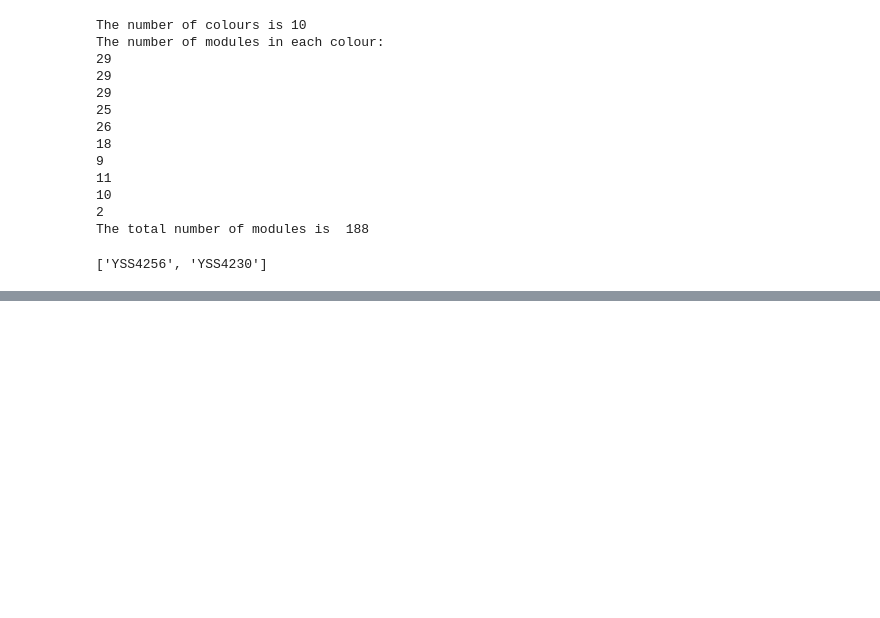
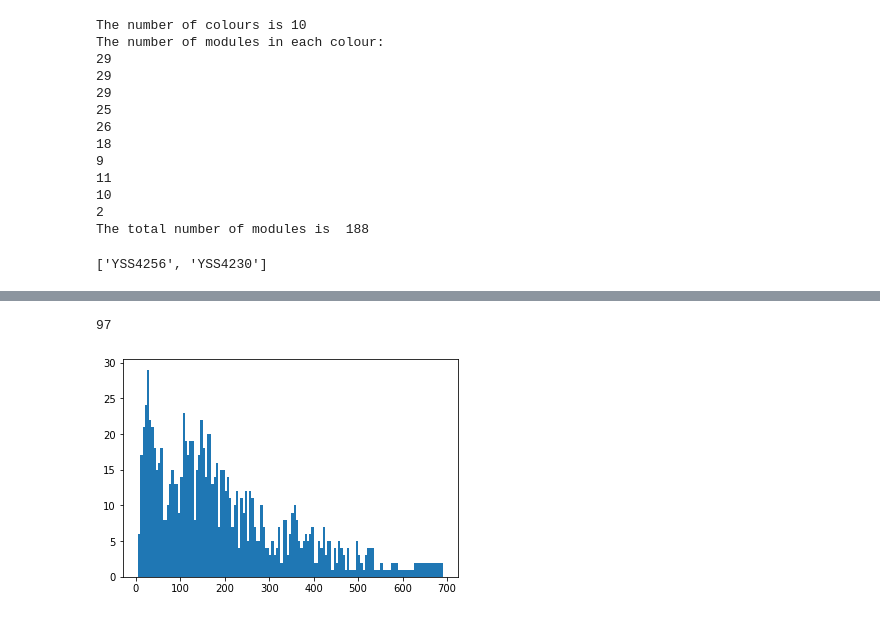
Before and after one commit to yanhua-wang/colouring, a Jupyter notebook: greedy_algorithm_final.ipynb, the cells around one changed output, grey strips where cells are left out. Drawn from its saved outputs; the diff is of its cells as text; code cells hidden in the pictures; blank space fills up the shorter version.

```diff
--- a/greedy_algorithm_final.ipynb
+++ b/greedy_algorithm_final.ipynb
@@ -463,0 +474,11 @@ plt.show()
+# %%
+modified_dic_cc = copy.deepcopy(dic_cc) #Start by copying the current dic_cc
+
+
+count = 0
+
+for key, value in modified_dic_cc.items():
+    if isinstance(value, list):
+        count += len(value)
+
+print(count)
@@ -463,0 +541,25 @@ plt.show()
+# %%
+edges_removed = []
+
+for i in range(1000) :
+    modified_dic_cc = copy.deepcopy(dic_cc)
+    min_color = 10
+
+    while min_color > 9 :
+        modified_dic_cc = remove_random_values (modified_dic_cc)
+        modified_diclist_cc = list(modified_dic_cc.keys())
+        coloring_cc = greedy_color(modified_dic_cc, modified_diclist_cc)
+
+        colors_to_mod_cc = {}
+        for key in coloring_cc:
+            colors_to_mod_cc.setdefault(coloring_cc[key],[]).append(key)
+
+        min_color = len(colors_to_mod_cc)
+
+    count = 0
+
+    for key, value in modified_dic_cc.items():
+        if isinstance(value, list):
+            count += len(value)
+
+    edges_removed.append((2413 - count))
@@ -463,0 +611,14 @@ plt.show()
+# %%
+len(less_than_30)
+# %% [output]
+97
+# %%
+import numpy
+counts = edges_removed
+
+number_of_unique_values = numpy.unique(edges_removed)
+
+plt.hist(counts,bins = number_of_unique_values)
+plt.show()
+# %% [output]
+[figure, added]
```
Also changed, not shown: parts of 15 cells of this notebook.
